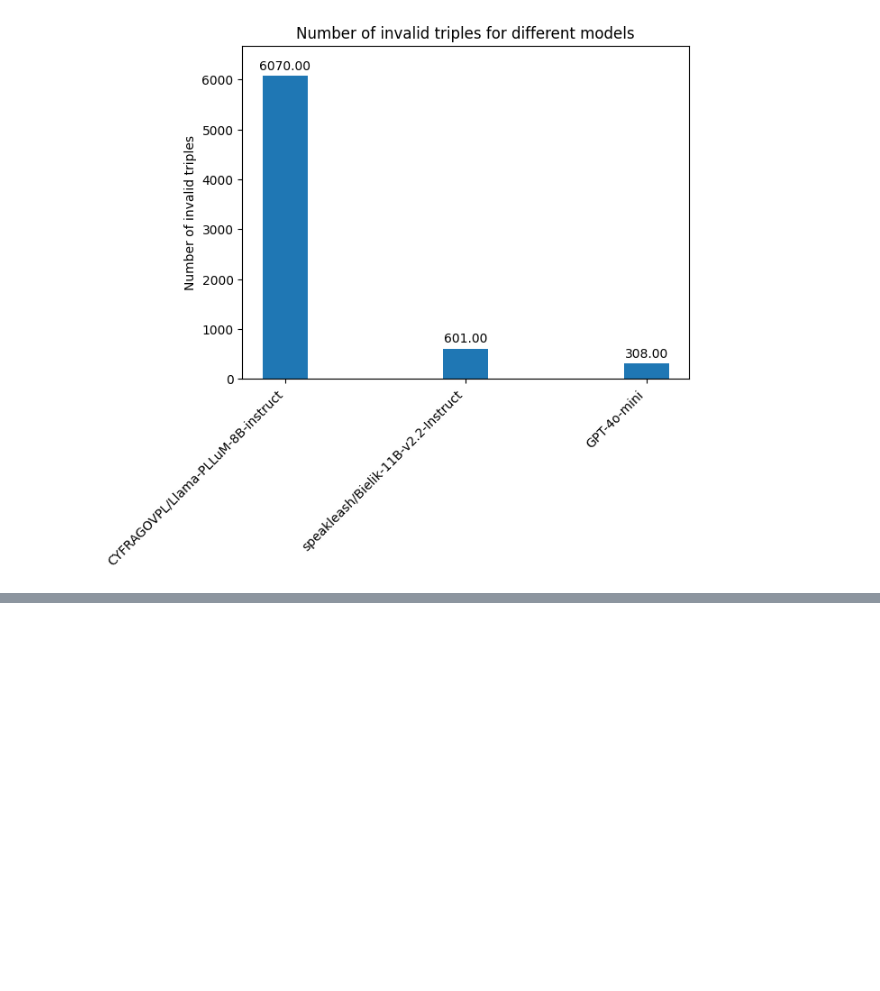
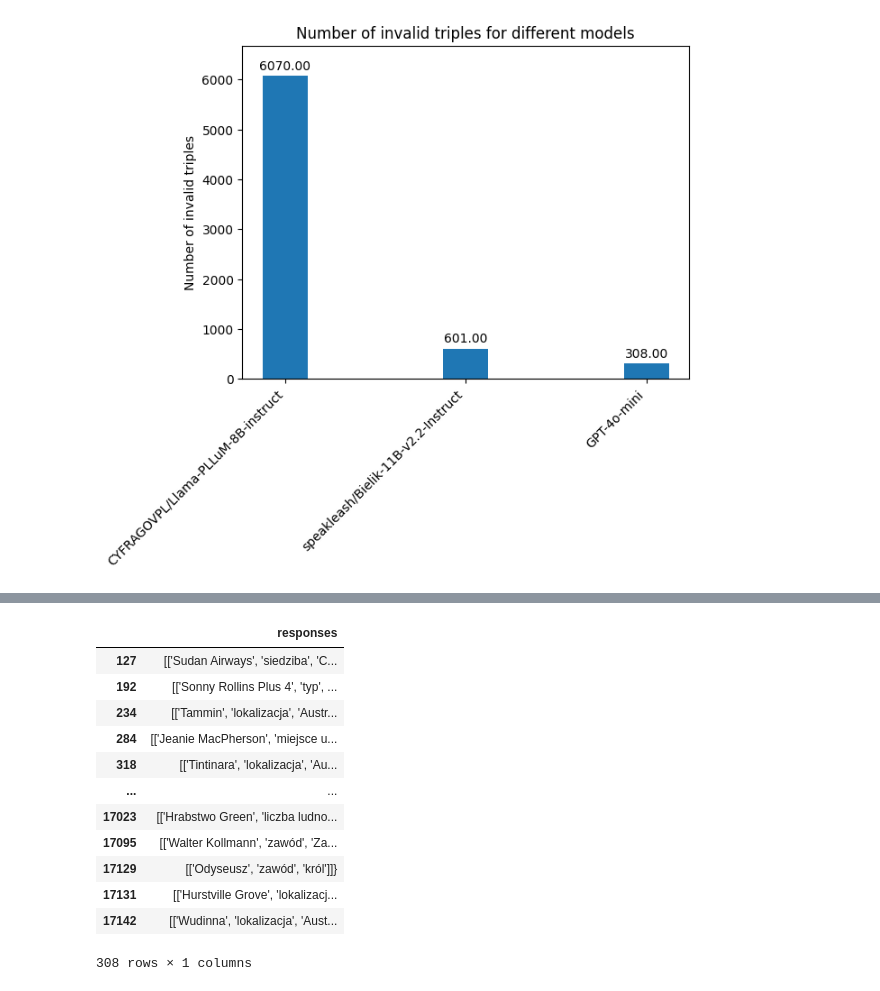
Before and after one commit to StaszekM/polish-kg, a Jupyter notebook: notebooks/reports/joined_relation_extraction.ipynb, the cells around one changed output, grey strips where cells are left out. Cells and saved outputs as stored; diff of their text form; code cells hidden in the pictures; blank space fills up the shorter version.

```diff
--- a/notebooks/reports/joined_relation_extraction.ipynb
+++ b/notebooks/reports/joined_relation_extraction.ipynb
@@ -160,0 +164,16 @@ pd.DataFrame(extracted_relations_pllum[extracted_relations_pllum.is_valid == Fal
+# %%
+show_invalid_responses('GPT-4o-mini')
+# %% [output]
+|  | responses |
+| 127 | [['Sudan Airways', 'siedziba', 'C... |
+| 192 | [['Sonny Rollins Plus 4', 'typ', ... |
+| 234 | [['Tammin', 'lokalizacja', 'Austr... |
+| 284 | [['Jeanie MacPherson', 'miejsce u... |
+| 318 | [['Tintinara', 'lokalizacja', 'Au... |
+| ... | ... |
+| 17023 | [['Hrabstwo Green', 'liczba ludno... |
+| 17095 | [['Walter Kollmann', 'zawód', 'Za... |
+| 17129 | [['Odyseusz', 'zawód', 'król']]} |
+| 17131 | [['Hurstville Grove', 'lokalizacj... |
+| 17142 | [['Wudinna', 'lokalizacja', 'Aust... |
+308 rows × 1 columns
```
Also changed, not shown: parts of 3 cells of this notebook.
